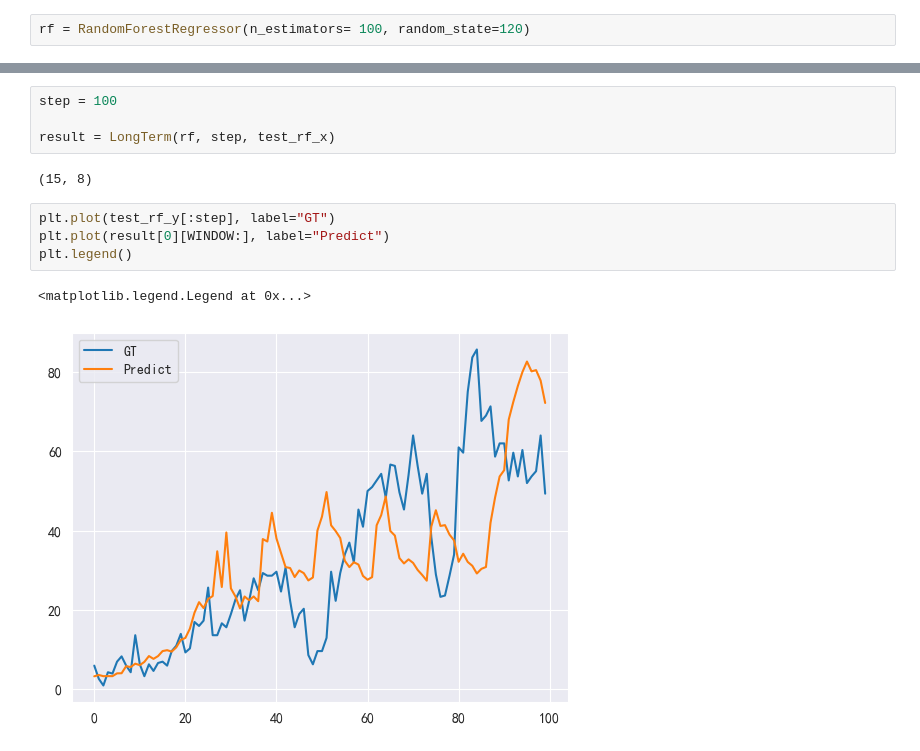
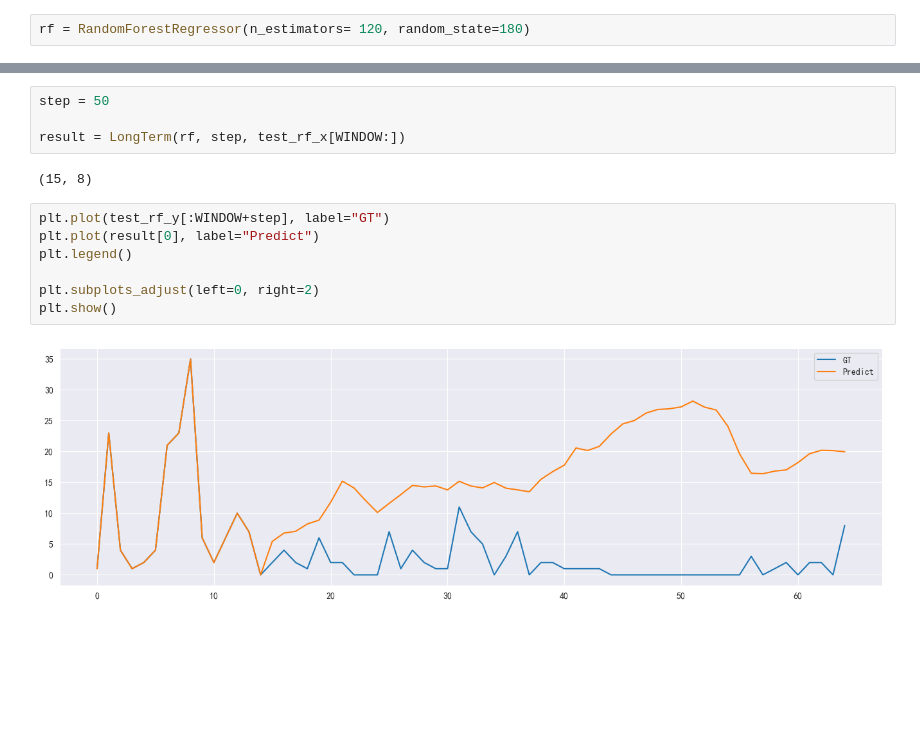
Before and after one commit to XDzzzzzZyq/MathorCup-2023-B, a Jupyter notebook: Ques1_LR&RF.ipynb, the cells around one changed output, grey strips where cells are left out. Drawn from its saved outputs; the diff is of its cells as text; blank space fills up the shorter version.

```diff
--- a/Ques1_LR&RF.ipynb
+++ b/Ques1_LR&RF.ipynb
@@ -275,7 +282,7 @@ array([12, 13, 14])
 # %%
 from sklearn.ensemble import RandomForestRegressor
 # %%
-rf = RandomForestRegressor(n_estimators= 100, random_state=120)
+rf = RandomForestRegressor(n_estimators= 120, random_state=180)
 # %%
 train_rf_x, train_rf_y, test_rf_x, test_rf_y = split_data(df, WINDOW, 20)
 # %% [output]
@@ -303,13 +312,15 @@ MSE: 77.9968178315125
 # %%
-step = 100
+step = 50
 
-result = LongTerm(rf, step, test_rf_x)
+result = LongTerm(rf, step, test_rf_x[WINDOW:])
 # %% [output]
 (15, 8)
 # %%
-plt.plot(test_rf_y[:step], label="GT")
-plt.plot(result[0][WINDOW:], label="Predict")
+plt.plot(test_rf_y[:WINDOW+step], label="GT")
+plt.plot(result[0], label="Predict")
 plt.legend()
+
+plt.subplots_adjust(left=0, right=2)
+plt.show()
 # %% [output]
-<matplotlib.legend.Legend at 0x...>
-[figure, old version]
+[figure, new version]
```
Also changed, not shown: parts of 7 cells of this notebook.
